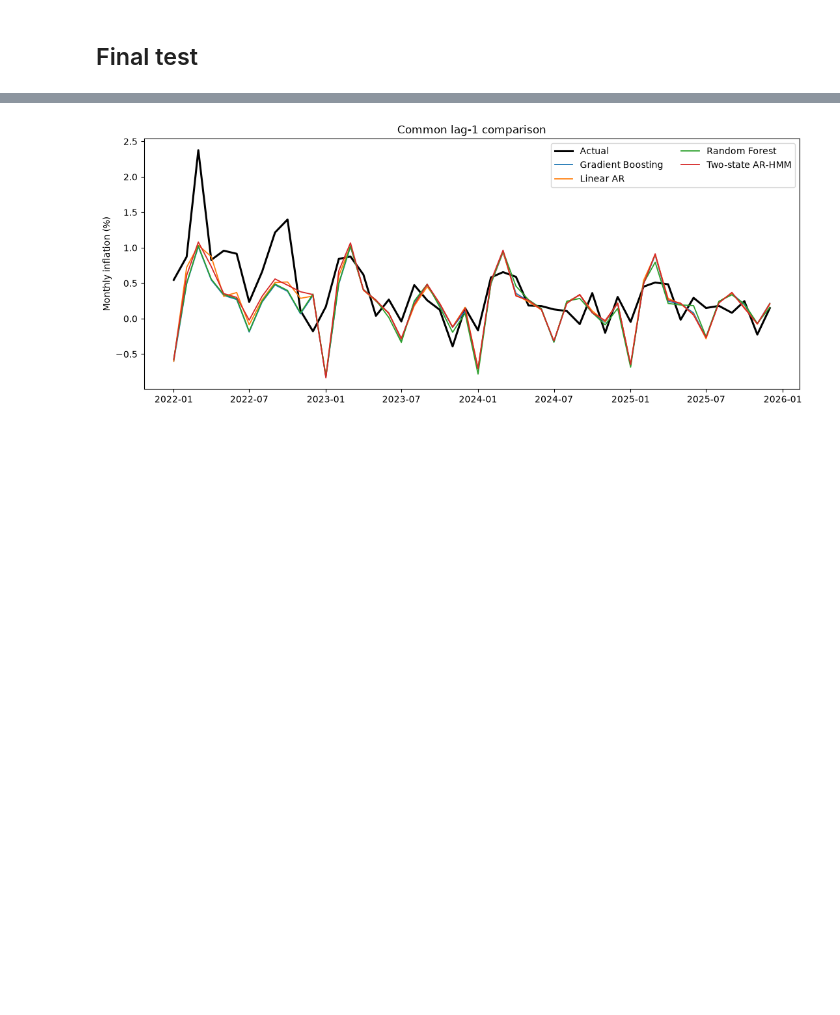
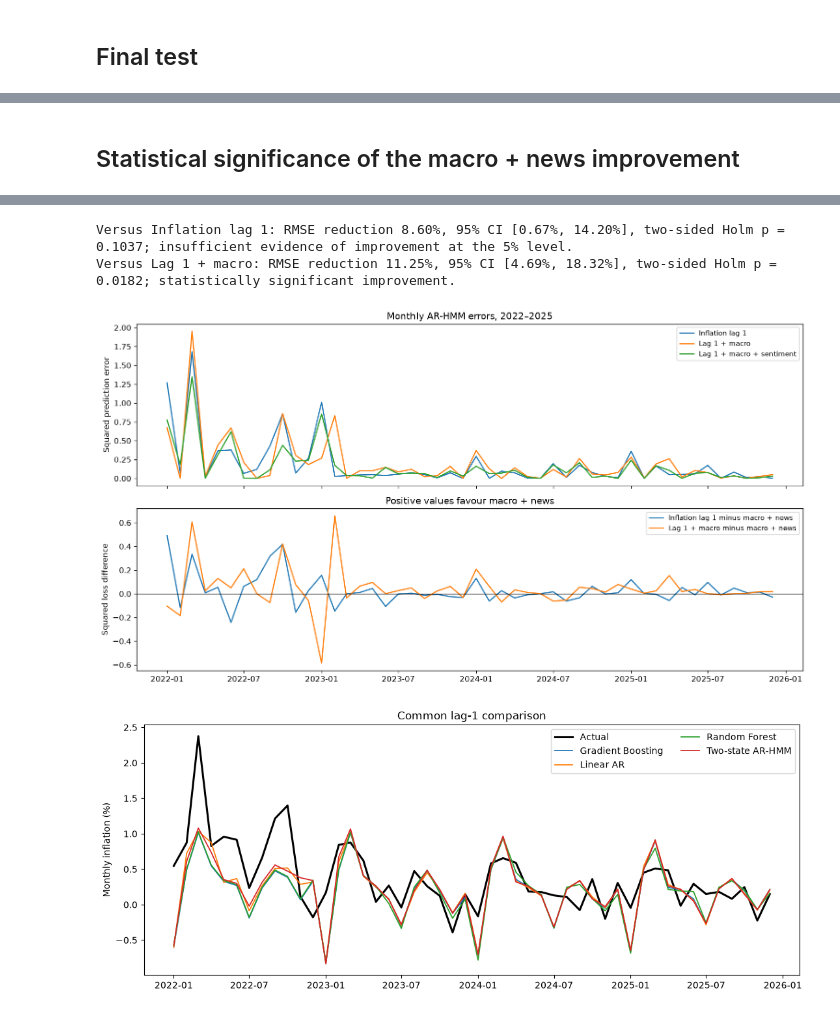
Before and after one commit to zahra-ynp/Thesis, a Jupyter notebook: modelling/notebooks/04_Machine_Learning_Benchmarks.ipynb, the cells around one changed output, grey strips where cells are left out. Saved outputs shown, nothing was run; the diff lists cells and outputs as text; code cells hidden in the pictures; blank space fills up the shorter version.

Commit message:
Test adding news is statistically significant

```diff
--- a/modelling/notebooks/04_Machine_Learning_Benchmarks.ipynb
+++ b/modelling/notebooks/04_Machine_Learning_Benchmarks.ipynb
@@ -151,6 +151,23 @@ for row in selected.itertuples(index=False):
 final_table = pd.DataFrame(final_results)
 display(final_table.drop(columns=['estimator', 'forecast'])
         .sort_values(['information', 'RMSE 2022–2025']).round(4))
+
+# Preserve the exact predictions used for inference; tests never refit models.
+benchmark_dir = ROOT / 'data/processed/europe/ml_benchmarks'
+benchmark_dir.mkdir(parents=True, exist_ok=True)
+benchmark_forecasts = pd.concat([
+    row.forecast[['Date', 'Actual', 'Forecast']].assign(
+        information=row.information, family=row.family)
+    for row in final_table.itertuples(index=False)
+], ignore_index=True)
+benchmark_forecasts.to_csv(benchmark_dir / 'forecasts.csv', index=False)
+final_table.drop(columns=['estimator', 'forecast']).to_csv(benchmark_dir / 'metrics.csv', index=False)
+(benchmark_dir / 'model_selection.json').write_text(json.dumps({
+    'selection_period': '2017-2021', 'training_end': '2021-12-01',
+    'test_period': '2022-2025', 'feature_sets': feature_sets,
+    'selected_models': selected.to_dict('records'),
+    'ar_hmm_fit': {'n_states': 2, 'maxiter': 2000, 'search_reps': 30, 'random_seed': 42},
+}, indent=2, allow_nan=False) + '\n', encoding='utf-8')
 # %% [output]
 |  | information | family | Validation RMSE | RMSE 2022–2025 | MAE 2022–2025 | RMSE 2022 | RMSE 2023–2025 | ... |
 | 1 | Inflation lag 1 | Linear AR | 0.2414 | 0.4331 | 0.3230 | 0.6872 | 0.3044 | ... |
@@ -165,3 +182,40 @@ display(final_table.drop(columns=['estimator', 'forecast'])
 | 9 | Lag 1 + macro + sentiment | Linear AR | 0.2356 | 0.4556 | 0.3402 | 0.7299 | 0.3149 | ... |
 | 10 | Lag 1 + macro + sentiment | Random Forest | 0.2476 | 0.4615 | 0.3467 | 0.7594 | 0.3029 | ... |
 | 8 | Lag 1 + macro + sentiment | Gradient Boosting | 0.2446 | 0.4665 | 0.3440 | 0.7831 | 0.2928 | ... |
+# %% [markdown]
+## Statistical significance of the macro + news improvement
+# %%
+from modelling.forecast_significance import analyse_europe_benchmarks, significance_table
+
+significance = analyse_europe_benchmarks(benchmark_forecasts, output_dir=benchmark_dir)
+display(significance_table(significance).round(4))
+for comparison in significance['comparisons']:
+    p = comparison['dm']['pvalue_holm']
+    conclusion = ('statistically significant improvement' if comparison['dm']['significant_improvement_holm']
+                  else 'insufficient evidence of improvement at the 5% level')
+    p_text = f'{p:.4f}' if p is not None else 'undefined'
+    ci = comparison['bootstrap']['rmse_improvement_pct_ci']
+    ci_text = f'[{ci[0]:.2f}%, {ci[1]:.2f}%]' if ci is not None else 'undefined'
+    print(f"Versus {comparison['baseline_information']}: "
+          f"RMSE reduction {comparison['rmse_improvement_pct']:.2f}%, "
+          f"95% CI {ci_text}, two-sided Holm p = {p_text}; {conclusion}.")
+
+# Inspect the paired loss series on which inference depends.
+ar_hmm_predictions = benchmark_forecasts.loc[benchmark_forecasts.family.eq('Two-state AR-HMM')]
+loss_series = {}
+fig, axes = plt.subplots(2, 1, figsize=(13, 7), sharex=True)
+for information, frame in ar_hmm_predictions.groupby('information'):
+    frame = frame.sort_values('Date').set_index('Date')
+    loss_series[information] = (frame.Actual - frame.Forecast) ** 2
+    axes[0].plot(frame.index, loss_series[information], label=information)
+for baseline_information in ['Inflation lag 1', 'Lag 1 + macro']:
+    differences = loss_series[baseline_information] - loss_series['Lag 1 + macro + sentiment']
+    axes[1].plot(differences.index, differences, label=f'{baseline_information} minus macro + news')
+axes[0].set(ylabel='Squared prediction error', title='Monthly AR-HMM errors, 2022–2025')
+axes[1].axhline(0, color='black', linewidth=0.8)
+axes[1].set(ylabel='Squared loss difference', xlabel='', title='Positive values favour macro + news')
+for ax in axes:
+    ax.legend(fontsize=9)
+plt.tight_layout()
+plt.show()
+# %% [output]
@@ -168,3 +225,6 @@ display(final_table.drop(columns=['estimator', 'forecast'])
+Versus Inflation lag 1: RMSE reduction 8.60%, 95% CI [0.67%, 14.20%], two-sided Holm p = 0.1037; insufficient evidence of improvement at the 5% level.
+Versus Lag 1 + macro: RMSE reduction 11.25%, 95% CI [4.69%, 18.32%], two-sided Holm p = 0.0182; statistically significant improvement.
+[figure, added]
 # %%
 baseline = final_table.loc[final_table.information.eq('Inflation lag 1')]
 actual = baseline.iloc[0].forecast
```
Also changed, not shown: parts of 2 cells of this notebook, 1 other file.
